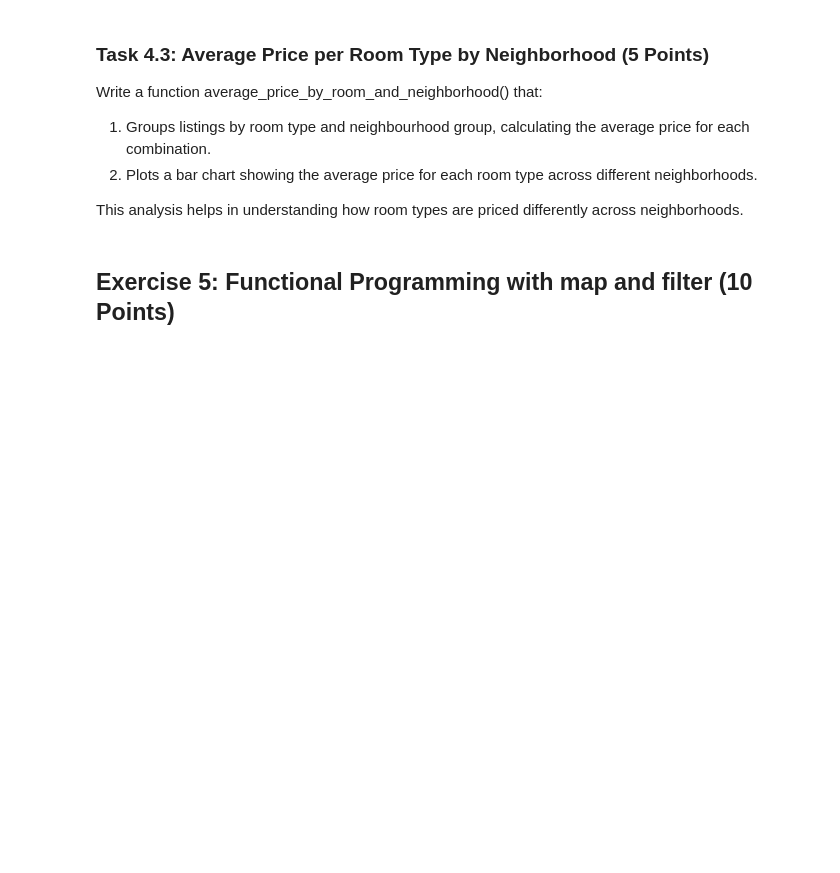
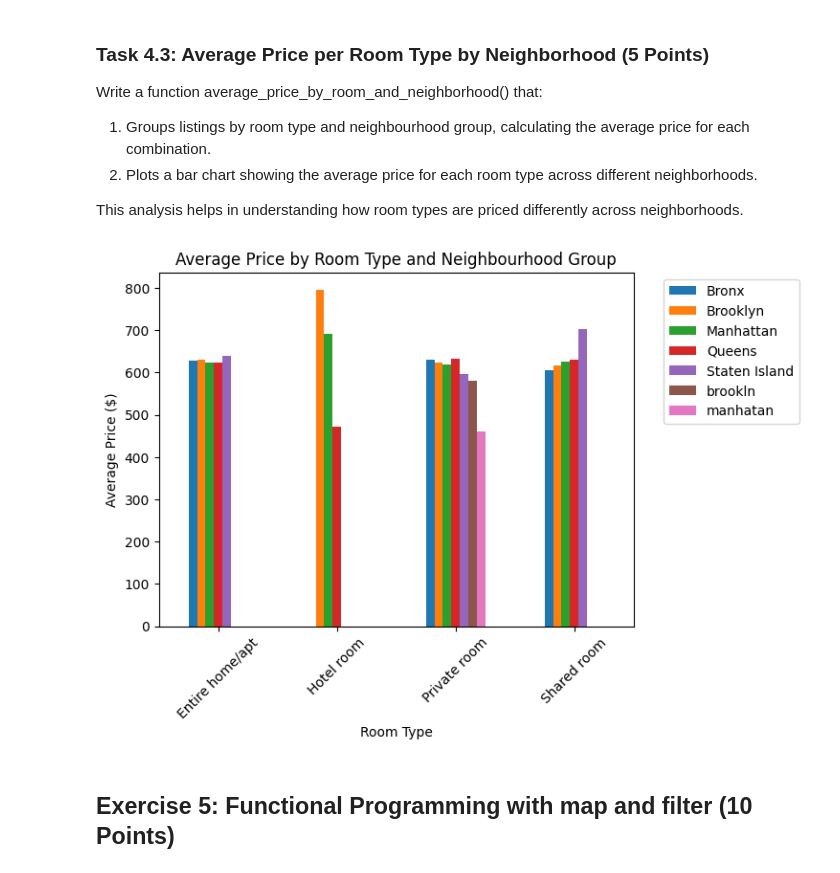
Before and after one commit to TangyKiwi/DSC-200, a Jupyter notebook: Assignment_2/Assignment_2.ipynb, the cells around one changed output. Drawn from its saved outputs; the diff is of its cells as text; code cells hidden in the pictures; blank space fills up the shorter version.

```diff
--- a/Assignment_2/Assignment_2.ipynb
+++ b/Assignment_2/Assignment_2.ipynb
@@ -242,3 +440,18 @@ raise NotImplementedError()
+# %%
+# YOUR CODE HERE
+def average_price_by_room_and_neighbourhood(df):
+    pivot_table = df.pivot_table(values="price", index="room type", columns="neighbourhood group", aggfunc="mean")
+    pivot_table.plot(kind="bar")
+    plt.title("Average Price by Room Type and Neighbourhood Group")
+    plt.xlabel("Room Type")
+    plt.ylabel("Average Price ($)")
+    plt.xticks(rotation=45)
+    plt.legend(bbox_to_anchor=(1.05, 1), loc='upper left')
+    plt.show()
+
+average_price_by_room_and_neighbourhood(processed_df)
+# %% [output]
+[figure, added]
 # %% [markdown]
 ## Exercise 5:  Functional Programming with map and filter (10 Points)
 # %% [markdown]
```
Also changed, not shown: parts of 40 cells of this notebook.
